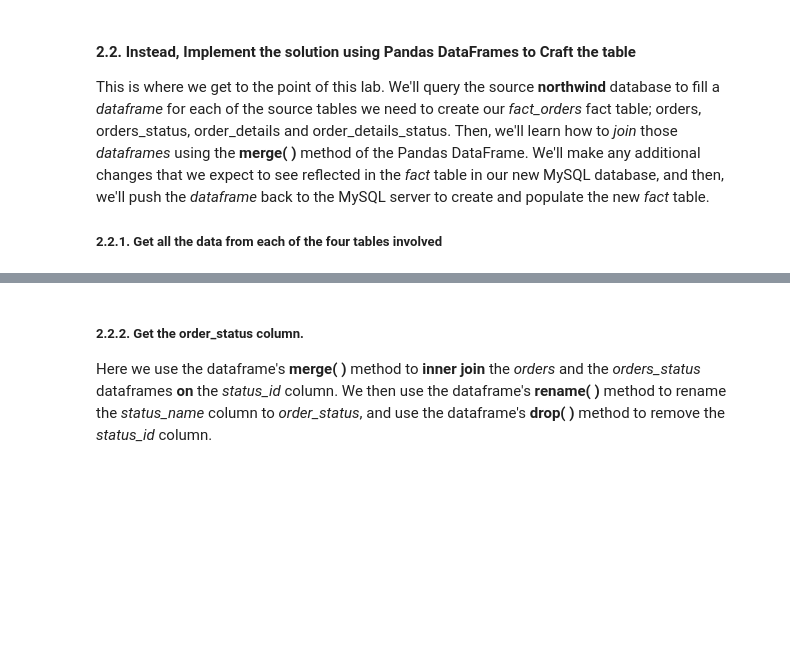
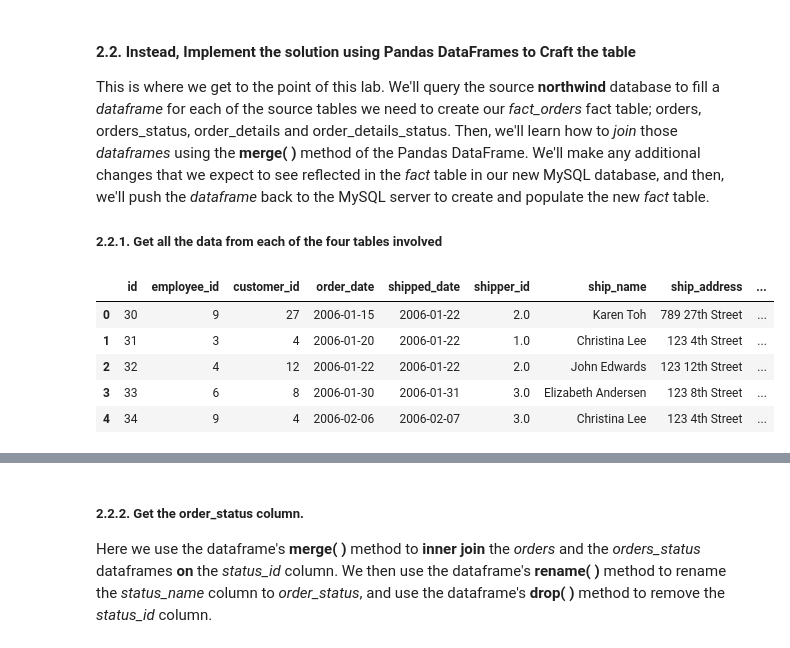
Before and after one commit to wloving77/ds2002, a Jupyter notebook: 02-Python/Lab-03-Python-Extract-Transform-Load.ipynb, the cells around one changed output, grey strips where cells are left out. Cells and saved outputs as stored; diff of their text form; code cells hidden in the pictures; blank space fills up the shorter version.

```diff
--- a/02-Python/Lab-03-Python-Extract-Transform-Load.ipynb
+++ b/02-Python/Lab-03-Python-Extract-Transform-Load.ipynb
@@ -144,3 +145,14 @@ Here we will learn two approaches to creating the *fact_orders* fact table. The
 This is where we get to the point of this lab.  We'll query the source **northwind** database to fill a *dataframe* for each of the source tables we need to create our *fact_orders* fact table; orders, orders_status, order_details and order_details_status. Then, we'll learn how to *join* those *dataframes* using the **merge( )** method of the Pandas DataFrame.  We'll make any additional changes that we expect to see reflected in the *fact* table in our new MySQL database, and then, we'll push the *dataframe* back to the MySQL server to create and populate the new *fact* table.
 
 ##### 2.2.1. Get all the data from each of the four tables involved
+# %%
+sql_query = "SELECT * FROM northwind.orders;"
+df_orders = get_dataframe(user_id, pwd, host_name, src_dbname, text(sql_query))
+df_orders.head()
+# %% [output]
+|  | id | employee_id | customer_id | order_date | shipped_date | shipper_id | ship_name | ship_address | ... |
+| 0 | 30 | 9 | 27 | 2006-01-15 | 2006-01-22 | 2.0 | Karen Toh | 789 27th Street | ... |
+| 1 | 31 | 3 | 4 | 2006-01-20 | 2006-01-22 | 1.0 | Christina Lee | 123 4th Street | ... |
+| 2 | 32 | 4 | 12 | 2006-01-22 | 2006-01-22 | 2.0 | John Edwards | 123 12th Street | ... |
+| 3 | 33 | 6 | 8 | 2006-01-30 | 2006-01-31 | 3.0 | Elizabeth Andersen | 123 8th Street | ... |
+| 4 | 34 | 9 | 4 | 2006-02-06 | 2006-02-07 | 3.0 | Christina Lee | 123 4th Street | ... |
```
Also changed, not shown: parts of 27 cells of this notebook, 1 other file.
